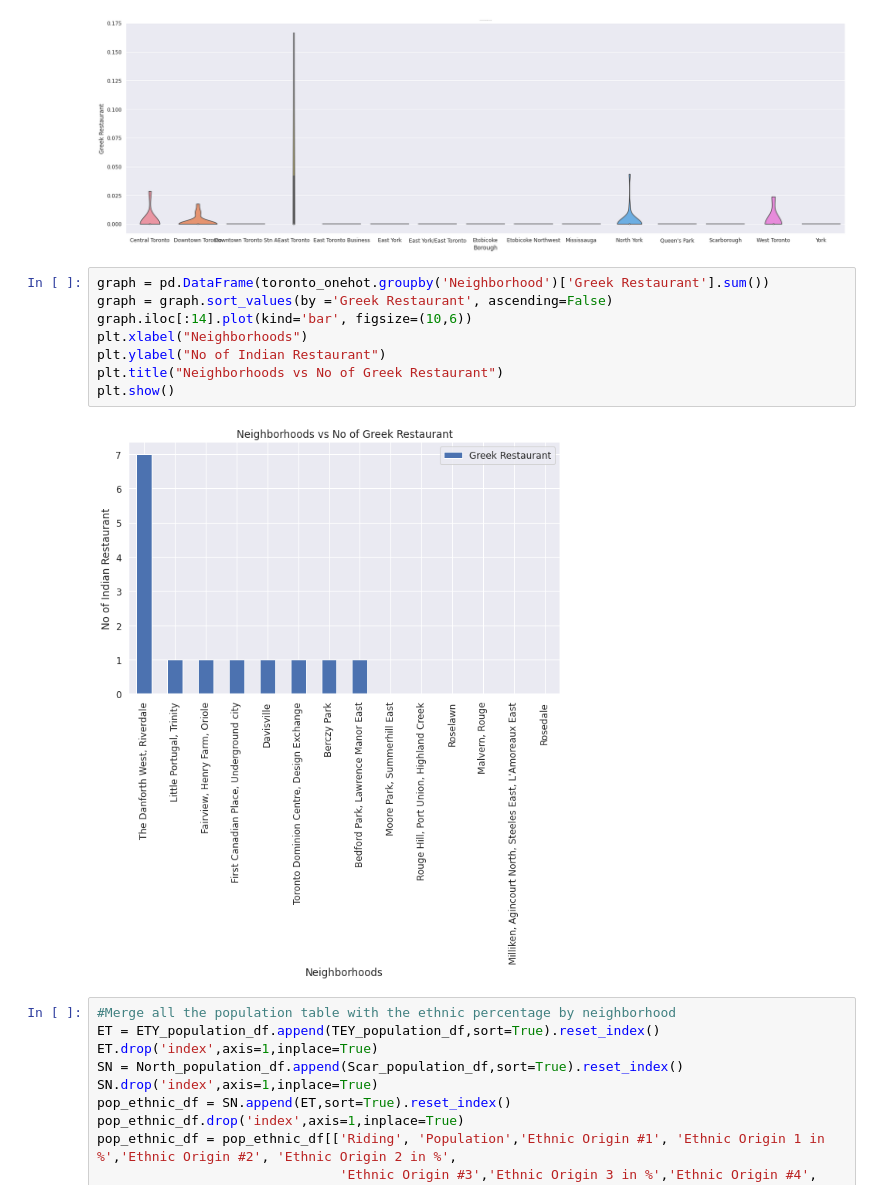
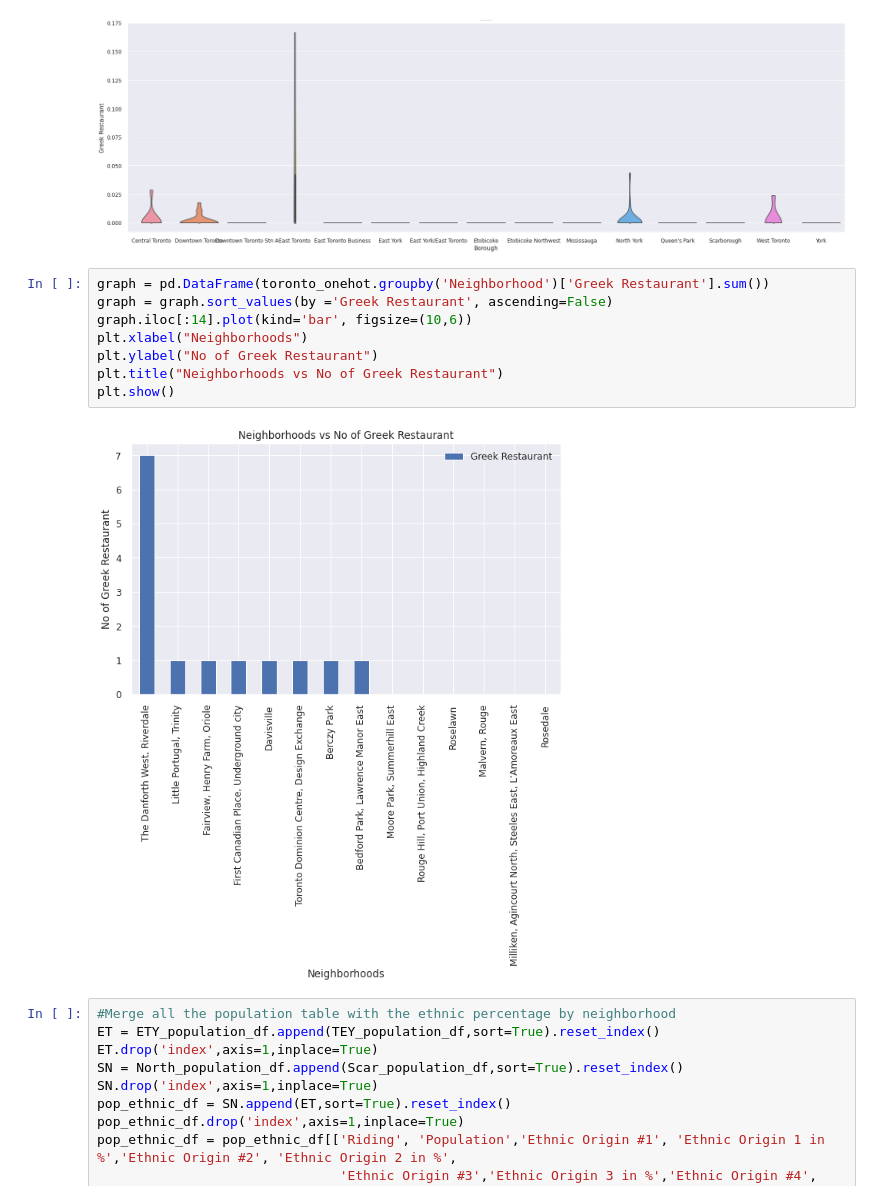
Before and after one commit to ProProsis/Coursera_Capstone, a Jupyter notebook: C10_week_4_Assignment.ipynb, the cells around one changed output. Drawn from its saved outputs; the diff is of its cells as text.

```diff
--- a/C10_week_4_Assignment.ipynb
+++ b/C10_week_4_Assignment.ipynb
@@ -556,13 +575,13 @@ plt.show()
 # %%
 graph = pd.DataFrame(toronto_onehot.groupby('Neighborhood')['Greek Restaurant'].sum())
 graph = graph.sort_values(by ='Greek Restaurant', ascending=False)
 graph.iloc[:14].plot(kind='bar', figsize=(10,6))
 plt.xlabel("Neighborhoods")
-plt.ylabel("No of Indian Restaurant")
+plt.ylabel("No of Greek Restaurant")
 plt.title("Neighborhoods vs No of Greek Restaurant")
 plt.show()
 # %% [output]
-[figure, old version]
+[figure, new version]
 # %%
 #Merge all the population table with the ethnic percentage by neighborhood
 ET = ETY_population_df.append(TEY_population_df,sort=True).reset_index()
```
Also changed, not shown: parts of 32 cells of this notebook.
